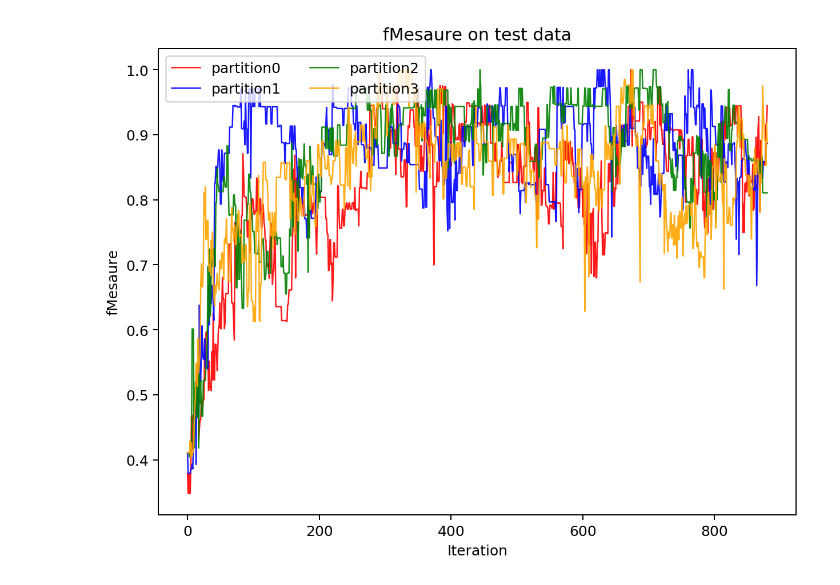
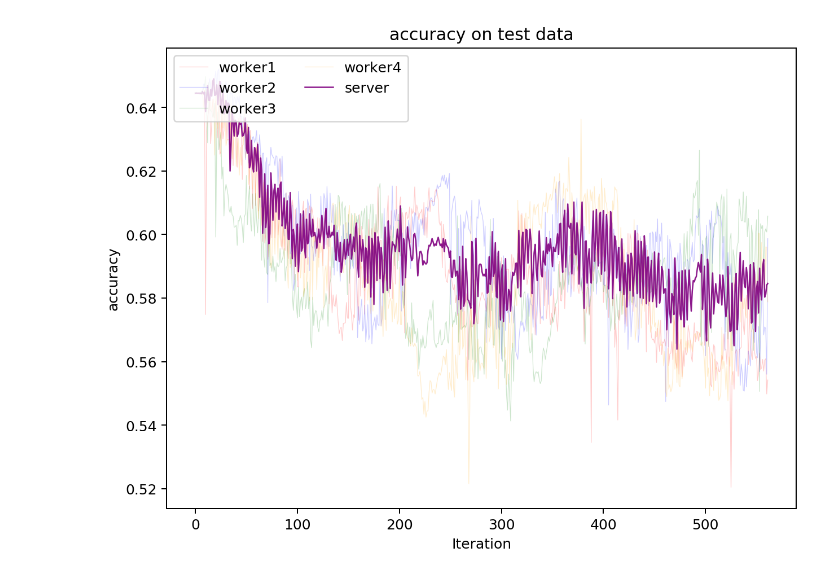
Before and after one commit to mschroederi/Parameter-Server-Architecture-On-Apache-Kafka, a Jupyter notebook: data/evaluation.ipynb, the cells around one changed output. Drawn from its saved outputs; the diff is of its cells as text; code cells hidden in the pictures.

Commit message:
server-side printing of metrics

```diff
--- a/data/evaluation.ipynb
+++ b/data/evaluation.ipynb
@@ -65,0 +76,29 @@ plt.show()
+# %%
+import pandas as pd
+import matplotlib.pyplot as plt
+from matplotlib.pyplot import figure, ylim
+
+figure(num=None, figsize=(8, 6), dpi=180, facecolor='w', edgecolor='k')
+plt.rcParams['lines.linewidth'] = 2
+plt.rcParams['lines.color'] = 'r'
+
+data['x'] = [i for i in range(len(data))]
+
+# create a color palette
+palette = ['red', 'blue', 'green', 'orange', 'purple']
+
+for i in range(numPartitions):
+    col = 'fMesaure' + str(i)
+
+    isServerPartition = i == numPartitions - 1
+    alpha = 0.9 if isServerPartition else 0.2
+    label = 'server' if isServerPartition else 'worker'+str(i+1)
+    linewidth = 1 if isServerPartition else 0.5
+    plt.plot(data['x'], data[col], marker='', color=palette[i], linewidth=linewidth, alpha=alpha, label=label)
+
+#ylim(0, 1e-4)
+plt.title('weighted f1-score on test data')
+plt.ylabel('weighted f1-score')
+plt.xlabel('Iteration')
+plt.legend(loc=4, ncol=2)
+plt.show()
@@ -66,26 +107,31 @@ plt.show()
 # %%
 import pandas as pd
 import matplotlib.pyplot as plt
 from matplotlib.pyplot import figure, ylim
 
 figure(num=None, figsize=(8, 6), dpi=180, facecolor='w', edgecolor='k')
 plt.rcParams['lines.linewidth'] = 2
 plt.rcParams['lines.color'] = 'r'
 
 data['x'] = [i for i in range(len(data))]
 
 # create a color palette
-palette = ['red', 'blue', 'green', 'orange']
+palette = ['red', 'blue', 'green', 'orange', 'purple']
 
 for i in range(numPartitions):
-    col = 'fMesaure' + str(i)
-    plt.plot(data['x'], data[col], marker='', color=palette[i], linewidth=1, alpha=0.9, label='partition'+str(i))
+    col = 'accuracy' + str(i)
+
+    isServerPartition = i == numPartitions - 1
+    alpha = 0.9 if isServerPartition else 0.2
+    label = 'server' if isServerPartition else 'worker'+str(i+1)
+    linewidth = 1 if isServerPartition else 0.5
+    plt.plot(data['x'], data[col], marker='', color=palette[i], linewidth=linewidth, alpha=alpha, label=label)
 
 #ylim(0, 1e-4)
-plt.title('fMesaure on test data')
-plt.ylabel('fMesaure')
+plt.title('accuracy on test data')
+plt.ylabel('accuracy')
 plt.xlabel('Iteration')
 plt.legend(loc=2, ncol=2)
 plt.show()
 # %% [output]
-[figure, old version]
+[figure, new version]
```
Also changed, not shown: parts of 6 cells of this notebook, 7 other files.
